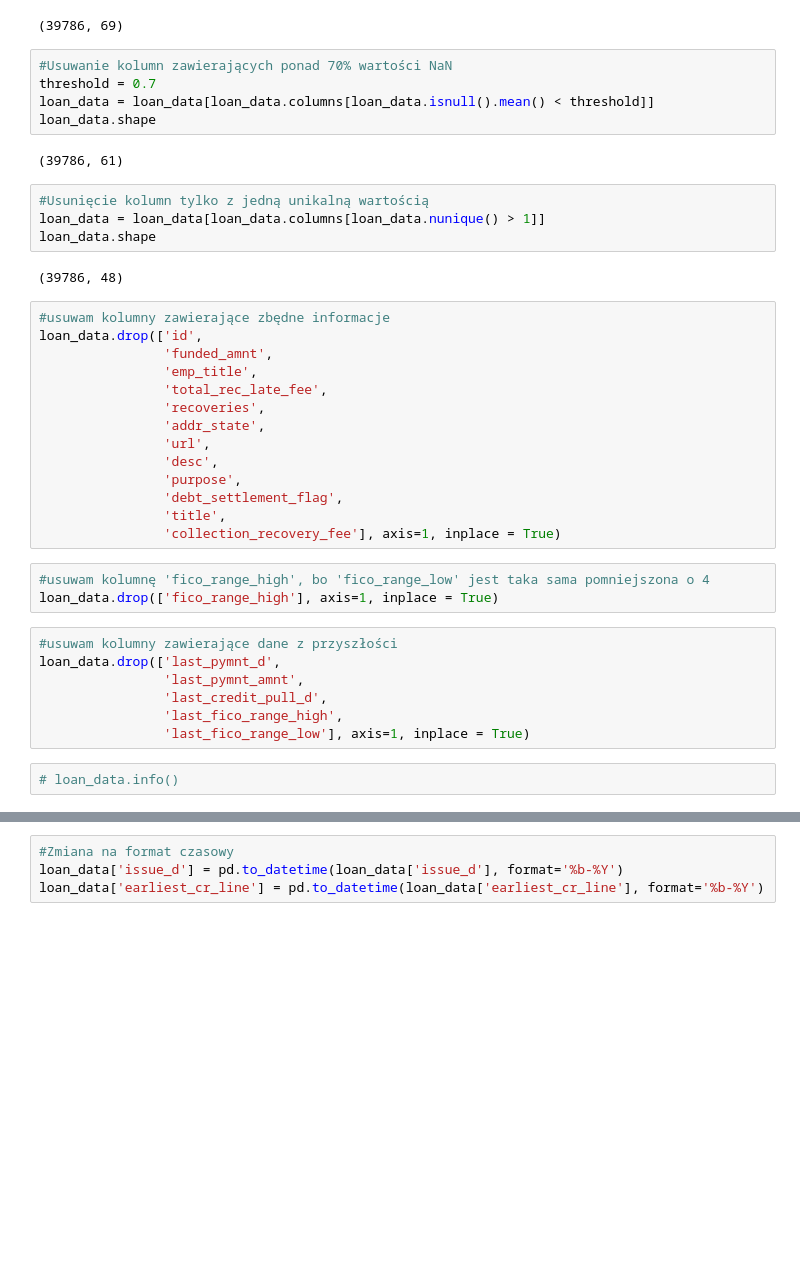
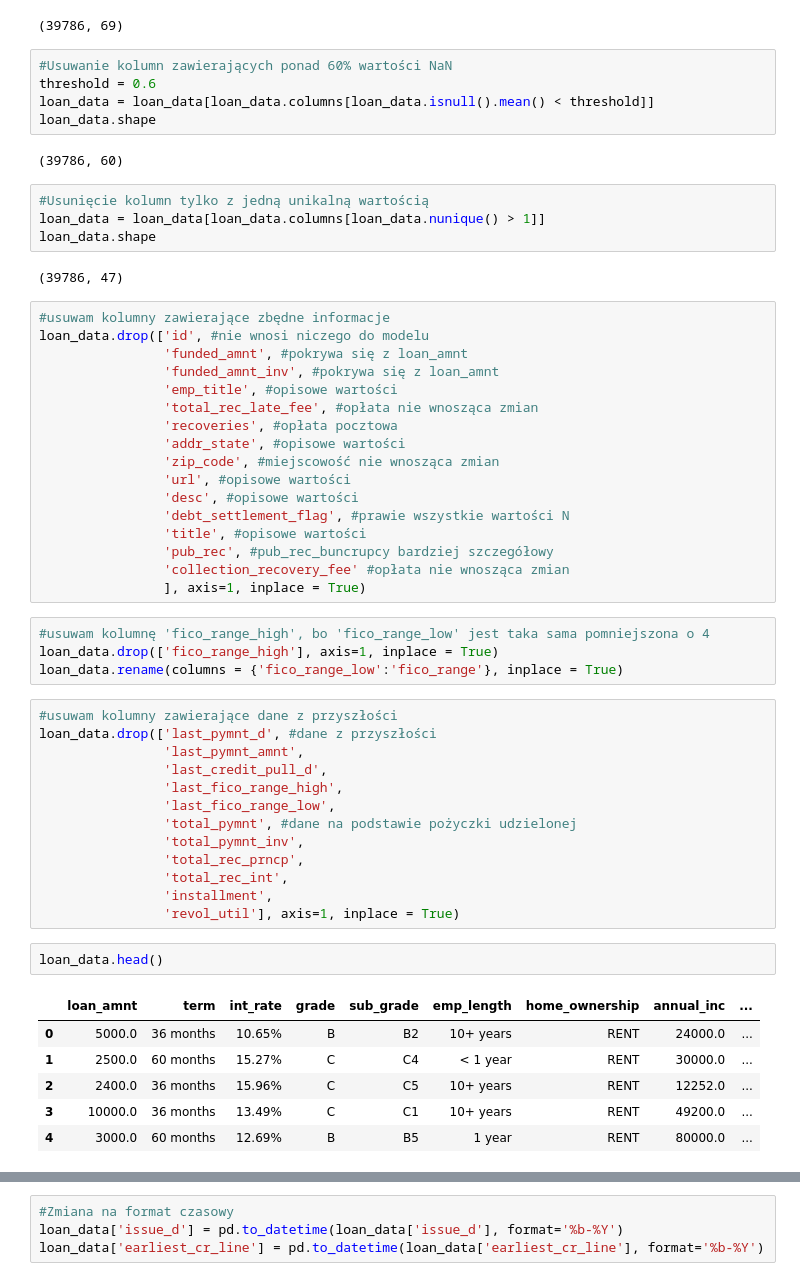
Before and after one commit to proukariot/DataScience, a Jupyter notebook: Data_cleaning .ipynb, the cells around one changed output, grey strips where cells are left out. Drawn from its saved outputs; the diff is of its cells as text; blank space fills up the shorter version.

Commit message:
Models evaluation

```diff
--- a/Data_cleaning .ipynb
+++ b/Data_cleaning .ipynb
@@ -46,44 +41,61 @@ loan_data.shape
 # %% [output]
 (39786, 69)
 # %%
-#Usuwanie kolumn zawierających ponad 70% wartości NaN
-threshold = 0.7
+#Usuwanie kolumn zawierających ponad 60% wartości NaN
+threshold = 0.6
 loan_data = loan_data[loan_data.columns[loan_data.isnull().mean() < threshold]]
 loan_data.shape
 # %% [output]
-(39786, 61)
+(39786, 60)
 # %%
 #Usunięcie kolumn tylko z jedną unikalną wartością
 loan_data = loan_data[loan_data.columns[loan_data.nunique() > 1]]
 loan_data.shape
 # %% [output]
-(39786, 48)
+(39786, 47)
 # %%
 #usuwam kolumny zawierające zbędne informacje
-loan_data.drop(['id',
-                'funded_amnt',
-                'emp_title',
-                'total_rec_late_fee',
-                'recoveries',
-                'addr_state',
-                'url',
-                'desc',
-                'purpose',
-                'debt_settlement_flag',
-                'title',
-                'collection_recovery_fee'], axis=1, inplace = True)
+loan_data.drop(['id', #nie wnosi niczego do modelu
+                'funded_amnt', #pokrywa się z loan_amnt
+                'funded_amnt_inv', #pokrywa się z loan_amnt
+                'emp_title', #opisowe wartości
+                'total_rec_late_fee', #opłata nie wnosząca zmian
+                'recoveries', #opłata pocztowa
+                'addr_state', #opisowe wartości
+                'zip_code', #miejscowość nie wnosząca zmian
+                'url', #opisowe wartości
+                'desc', #opisowe wartości
+                'debt_settlement_flag', #prawie wszystkie wartości N
+                'title', #opisowe wartości
+                'pub_rec', #pub_rec_buncrupcy bardziej szczegółowy
+                'collection_recovery_fee' #opłata nie wnosząca zmian
+                ], axis=1, inplace = True)
 # %%
 #usuwam kolumnę 'fico_range_high', bo 'fico_range_low' jest taka sama pomniejszona o 4
 loan_data.drop(['fico_range_high'], axis=1, inplace = True)
+loan_data.rename(columns = {'fico_range_low':'fico_range'}, inplace = True)
 # %%
 #usuwam kolumny zawierające dane z przyszłości
-loan_data.drop(['last_pymnt_d',
+loan_data.drop(['last_pymnt_d', #dane z przyszłości
                 'last_pymnt_amnt',
                 'last_credit_pull_d',
                 'last_fico_range_high',
-                'last_fico_range_low'], axis=1, inplace = True)
+                'last_fico_range_low',
+                'total_pymnt', #dane na podstawie pożyczki udzielonej
+                'total_pymnt_inv',
+                'total_rec_prncp',
+                'total_rec_int',
+                'installment',
+                'revol_util'], axis=1, inplace = True)
 # %%
-# loan_data.info()
+loan_data.head()
+# %% [output]
+|  | loan_amnt | term | int_rate | grade | sub_grade | emp_length | home_ownership | annual_inc | ... |
+| 0 | 5000.0 | 36 months | 10.65% | B | B2 | 10+ years | RENT | 24000.0 | ... |
+| 1 | 2500.0 | 60 months | 15.27% | C | C4 | < 1 year | RENT | 30000.0 | ... |
+| 2 | 2400.0 | 36 months | 15.96% | C | C5 | 10+ years | RENT | 12252.0 | ... |
+| 3 | 10000.0 | 36 months | 13.49% | C | C1 | 10+ years | RENT | 49200.0 | ... |
+| 4 | 3000.0 | 60 months | 12.69% | B | B5 | 1 year | RENT | 80000.0 | ... |
 # %%
 #Usuwanie częsci tekstowej
 loan_data['term'].replace({' 36 months':36,
```
Also changed, not shown: parts of 10 cells of this notebook, 4 other files.
